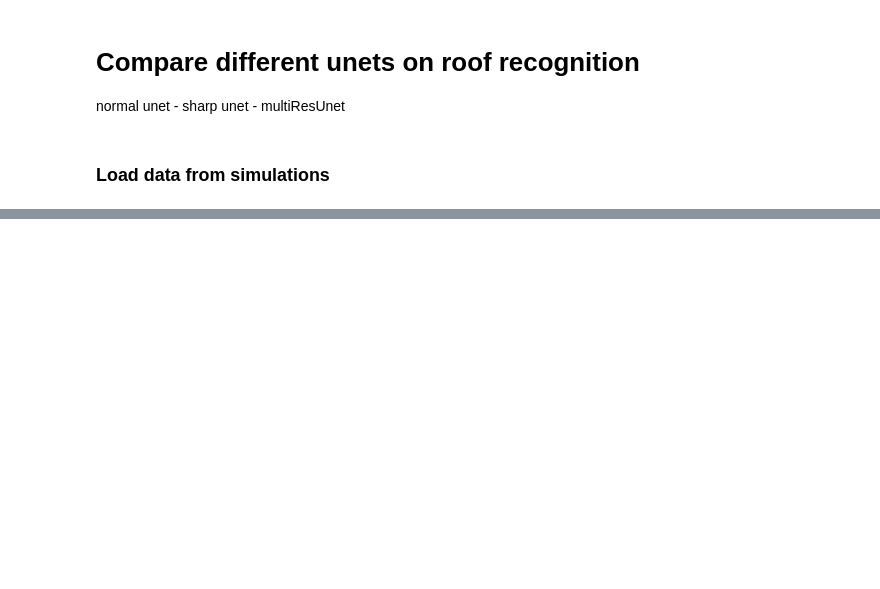
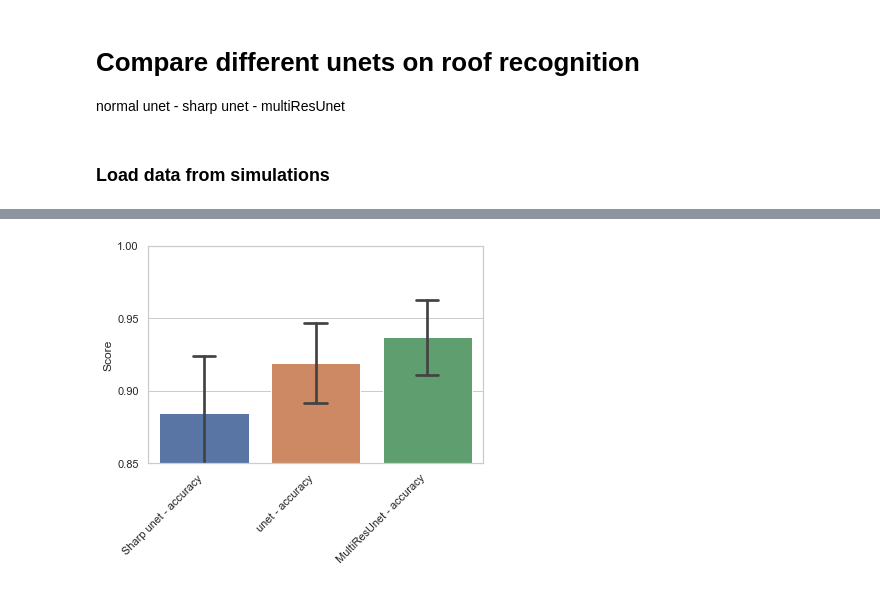
Before and after one commit to stianteien/M_DV_V2022, a Jupyter notebook: unet_detection/compare_unets.ipynb, the cells around one changed output, grey strips where cells are left out. Cells and saved outputs as stored; diff of their text form; code cells hidden in the pictures; blank space fills up the shorter version.

```diff
--- a/unet_detection/compare_unets.ipynb
+++ b/unet_detection/compare_unets.ipynb
@@ -62,0 +77,17 @@ array([0.5, 0.6, 0.7, 0.8, 0.9, 1. ])
+# %%
+sns.set_theme(style="whitegrid")
+sns.barplot(data=metrics_df[["Sharp unet - accuracy", "MultiResUnet - accuracy","unet - accuracy"]],
+           order=[
+                  "Sharp unet - accuracy","unet - accuracy" , "MultiResUnet - accuracy"],
+           capsize=.2,
+           ci='sd')
+
+plt.yticks(np.arange(.85,1.01,.05))
+plt.ylim(0.85,1)
+plt.xticks(rotation=45, ha="right")
+plt.ylabel("Score")
+
+
+plt.show()
+# %% [output]
+[figure, added]
```
Also changed, not shown: parts of 9 cells of this notebook, 1 other file.
